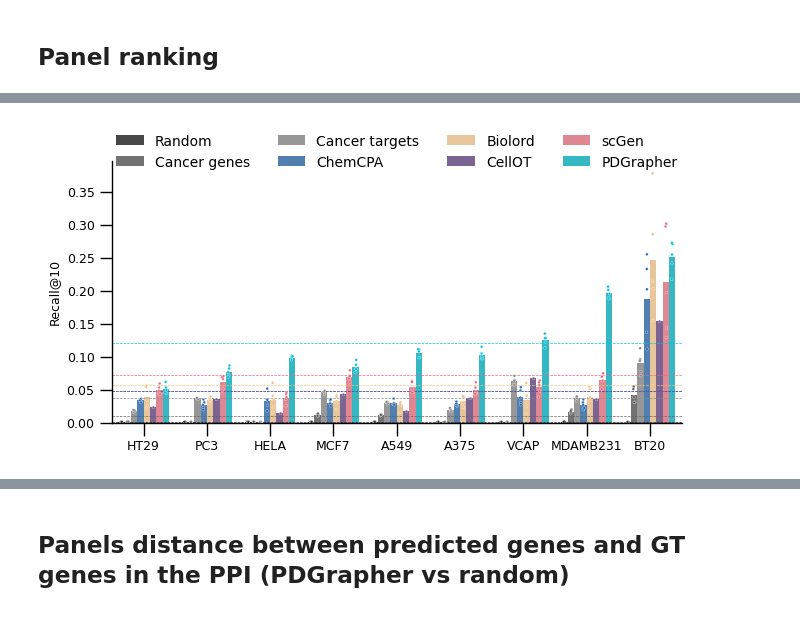
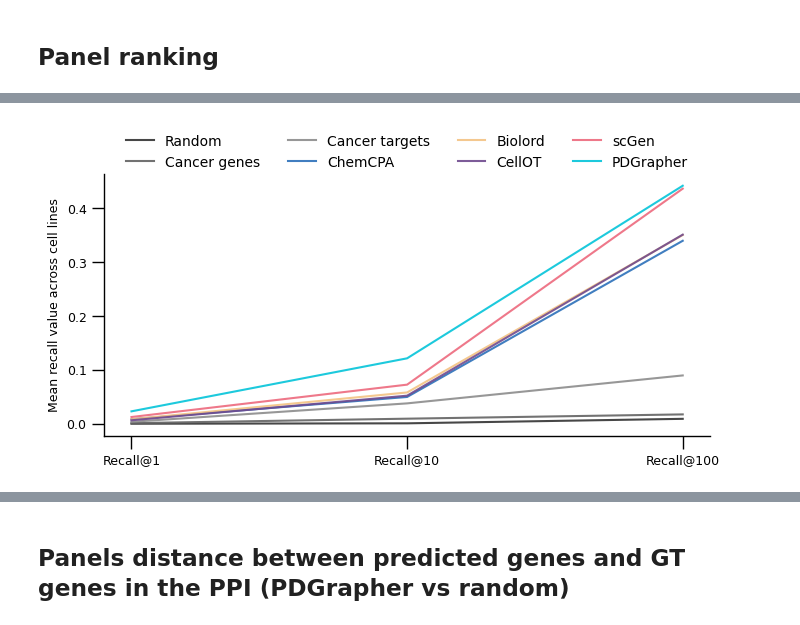
Before and after one commit to mims-harvard/PDGrapher, a Jupyter notebook: figures/figure_3_chemical_random/plot_figure_3.ipynb, the cells around one changed output, grey strips where cells are left out. Drawn from its saved outputs; the diff is of its cells as text; code cells hidden in the pictures.

```diff
--- a/figures/figure_3_chemical_random/plot_figure_3.ipynb
+++ b/figures/figure_3_chemical_random/plot_figure_3.ipynb
@@ -341,6 +398,13 @@ pdgrapher_means = df_mean[df_mean['Method'] == 'PDGrapher'].sort_values(by=metri
 # Reorder the DataFrame based on ordered cell lines
 df['Cell Line'] = pd.Categorical(df['Cell Line'], categories=ordered_cell_lines, ordered=True)
 df_mean['Cell Line'] = pd.Categorical(df_mean['Cell Line'], categories=ordered_cell_lines, ordered=True)
+# Apply the mapping to replace cell lines with cancer types
+df['Cancer Type'] = df['Cell Line'].map(cell_line_to_cancer_type)
+df_mean['Cancer Type'] = df_mean['Cell Line'].map(cell_line_to_cancer_type)
+
+# Replace x-axis labels with cancer types
+df['Cell Line'] = df['Cancer Type']
+df_mean['Cell Line'] = df_mean['Cancer Type']
 
 # Define a color palette that matches the existing figures
 palette = {
@@ -389,7 +453,8 @@ with sns.plotting_context(plotting_context):
     bar_handles = handles[:len(method_order)]
     bar_labels = labels[:len(method_order)]
     plt.legend(bar_handles, bar_labels, bbox_to_anchor=(0.5, 1.15), loc='upper center', ncol=4, frameon=False, title=None)
-
+    plt.subplots_adjust(right=0.95, bottom = 0.2)
+    plt.xticks(rotation=20, ha="right")
     plt.ylabel('Relative position of ground-truth\ngenes in the predicted ranking')
     plt.savefig(osp.join(outdir, 'panel_ranking.pdf'))
     plt.show()
@@ -486,27 +573,30 @@ The `ci` parameter is deprecated. Use `errorbar=None` for the same effect.
 # %%
 
-# Extract the data for 'rankings' into a DataFrame
-metric = 'recall@10'
+import pandas as pd
+import seaborn as sns
+import matplotlib.pyplot as plt
+
+# Initialize an empty list to store the data
 data = []
+
+# Iterate over the performance dictionary to extract all recall metrics
 for cellline, metrics in performance.items():
-    if metric in metrics:
-        for method, values in metrics[metric].items():
-            for value in values:
-                data.append([cellline, method, value])
+    for metric in ['recall@1', 'recall@10', 'recall@100']:
+        if metric in metrics:
+            for method, values in metrics[metric].items():
+                for value in values:
+                    data.append([cellline, metric, method, value])
 
 # Create a DataFrame
-df = pd.DataFrame(data, columns=['Cell Line', 'Method', metric])
+df = pd.DataFrame(data, columns=['Cell Line', 'Metric', 'Method', 'Value'])
 
-# Calculate the mean 'rankings' for each cell line and method
-df_mean = df.groupby(['Cell Line', 'Method']).mean().reset_index()
+# Convert the 'Value' column to numeric to avoid any conversion issues
+df['Value'] = pd.to_numeric(df['Value'], errors='coerce')
 
-# Order cell lines based on values for PDGrapher
-pdgrapher_means = df_mean[df_mean['Method'] == 'PDGrapher'].sort_values(by=metric)
-# ordered_cell_lines = pdgrapher_means['Cell Line']
+# Calculate the mean for each method and metric across all cell lines
+df_mean = df.groupby(['Metric', 'Method'])['Value'].mean().reset_index()
 
-# Reorder the DataFrame based on ordered cell lines
-df['Cell Line'] = pd.Categorical(df['Cell Line'], categories=ordered_cell_lines, ordered=True)
-df_mean['Cell Line'] = pd.Categorical(df_mean['Cell Line'], categories=ordered_cell_lines, ordered=True)
+
 
 # Define a color palette that matches the existing figures
 palette = {
@@ -522,41 +612,28 @@ palette = {
 
 # Define the order of methods
 method_order = ['Random', 'Cancer genes', 'Cancer targets', 'ChemCPA', 'Biolord', 'CellOT', 'scGen', 'PDGrapher']
-
+df_mean['Metric'] = [e.capitalize() for e in df_mean['Metric']]
 with sns.plotting_context(plotting_context):
     # Initialize the plot
     fig, ax = plt.subplots(figsize=(7.35, 3.4))
 
-    # Create a bar plot for each method
-    sns.barplot(data=df_mean, x='Cell Line', y=metric, hue='Method', palette=palette, ci=None, hue_order=method_order, alpha=0.9)
-
-    # Overlay individual data points
-    sns.stripplot(data=df, x='Cell Line', y=metric, hue='Method', palette=palette, dodge=True, jitter=True, alpha=1.0, hue_order=method_order, size=2, edgecolor="white", linewidth=0.2)
-
-
-
-
-
-    # Add horizontal lines for the overall mean ranking for each method
-    for method in method_order:
-        overall_mean = df[df['Method'] == method][metric].mean()
-        plt.axhline(y=overall_mean, linestyle='--', color=palette[method], linewidth=0.5)
-
-    # Remove title
-    plt.title('')
-    plt.ylim
+    # Create a line plot for each method showing the mean across all cell lines
+    sns.lineplot(data=df_mean, x='Metric', y='Value', hue='Method', palette=palette, hue_order=method_order, markers=True, dashes=False, alpha=0.9)
 
     # Remove X-axis label
     plt.xlabel('')
+
     sns.despine()
 
-    # Adjust legend to only include the bars and place it at the top
+    # Adjust legend to place it at the top
     handles, labels = plt.gca().get_legend_handles_labels()
-    bar_handles = handles[:len(method_order)]
-    bar_labels = labels[:len(method_order)]
-    plt.legend(bar_handles, bar_labels, bbox_to_anchor=(0.5, 1.15), loc='upper center', ncol=4, frameon=False, title=None)
-
-    plt.ylabel('Recall@10')
-    plt.savefig(osp.join(outdir, 'panel_recall@10.pdf'))
+    line_handles =  handles[:len(method_order)]
+    line_labels = labels[:len(method_order)]
+    plt.legend(line_handles, line_labels, bbox_to_anchor=(0.5, 1.2), loc='upper center', ncol=4, frameon=False, title=None)
+    # plt.subplots_adjust(top=0.9)
+    plt.subplots_adjust(right=0.95)
+    # plt.xticks(rotation=20, ha="right")
+    plt.ylabel('Mean recall value across cell lines', fontsize=9)
+    plt.savefig(osp.join(outdir, 'aggregated_mean_recall_metrics.pdf'))
     plt.show()
 # %% [output]
@@ -566 +640 @@ The `ci` parameter is deprecated. Use `errorbar=None` for the same effect.
-[figure, old version]
+[figure, new version]
```
Also changed, not shown: parts of 17 cells of this notebook, 44 other files.
